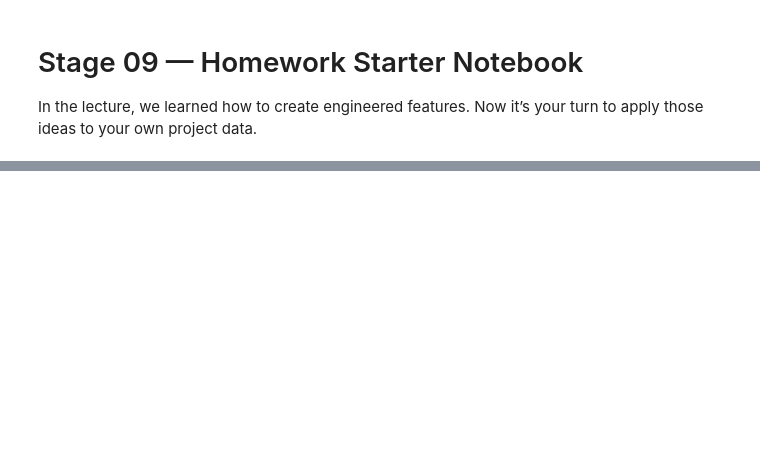
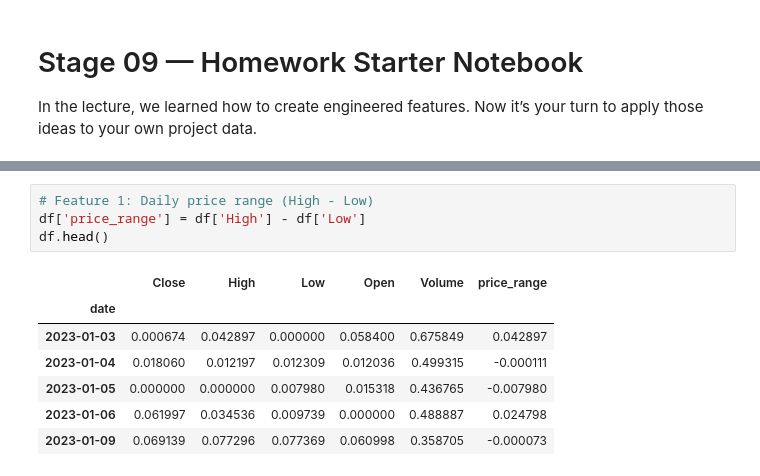
Before and after one commit to yuqingyan2003/bootcamp_Yuqing_Yan, a Jupyter notebook: homework/stage09/stage09_feature-engineering_homework-starter.ipynb, the cells around one changed output, grey strips where cells are left out. Drawn from its saved outputs; the diff is of its cells as text; blank space fills up the shorter version.

```diff
--- a/homework/stage09/stage09_feature-engineering_homework-starter.ipynb
+++ b/homework/stage09/stage09_feature-engineering_homework-starter.ipynb
@@ -32,0 +28,12 @@ Explain why this feature may help a model. Reference your EDA.
+# %%
+# Feature 1: Daily price range (High - Low)
+df['price_range'] = df['High'] - df['Low']
+df.head()
+# %% [output]
+|  | Close | High | Low | Open | Volume | price_range |
+| date |  |  |  |  |  |  |
+| 2023-01-03 | 0.000674 | 0.042897 | 0.000000 | 0.058400 | 0.675849 | 0.042897 |
+| 2023-01-04 | 0.018060 | 0.012197 | 0.012309 | 0.012036 | 0.499315 | -0.000111 |
+| 2023-01-05 | 0.000000 | 0.000000 | 0.007980 | 0.015318 | 0.436765 | -0.007980 |
+| 2023-01-06 | 0.061997 | 0.034536 | 0.009739 | 0.000000 | 0.488887 | 0.024798 |
+| 2023-01-09 | 0.069139 | 0.077296 | 0.077369 | 0.060998 | 0.358705 | -0.000073 |
```
Also changed, not shown: parts of 13 cells of this notebook, 5 other files.
